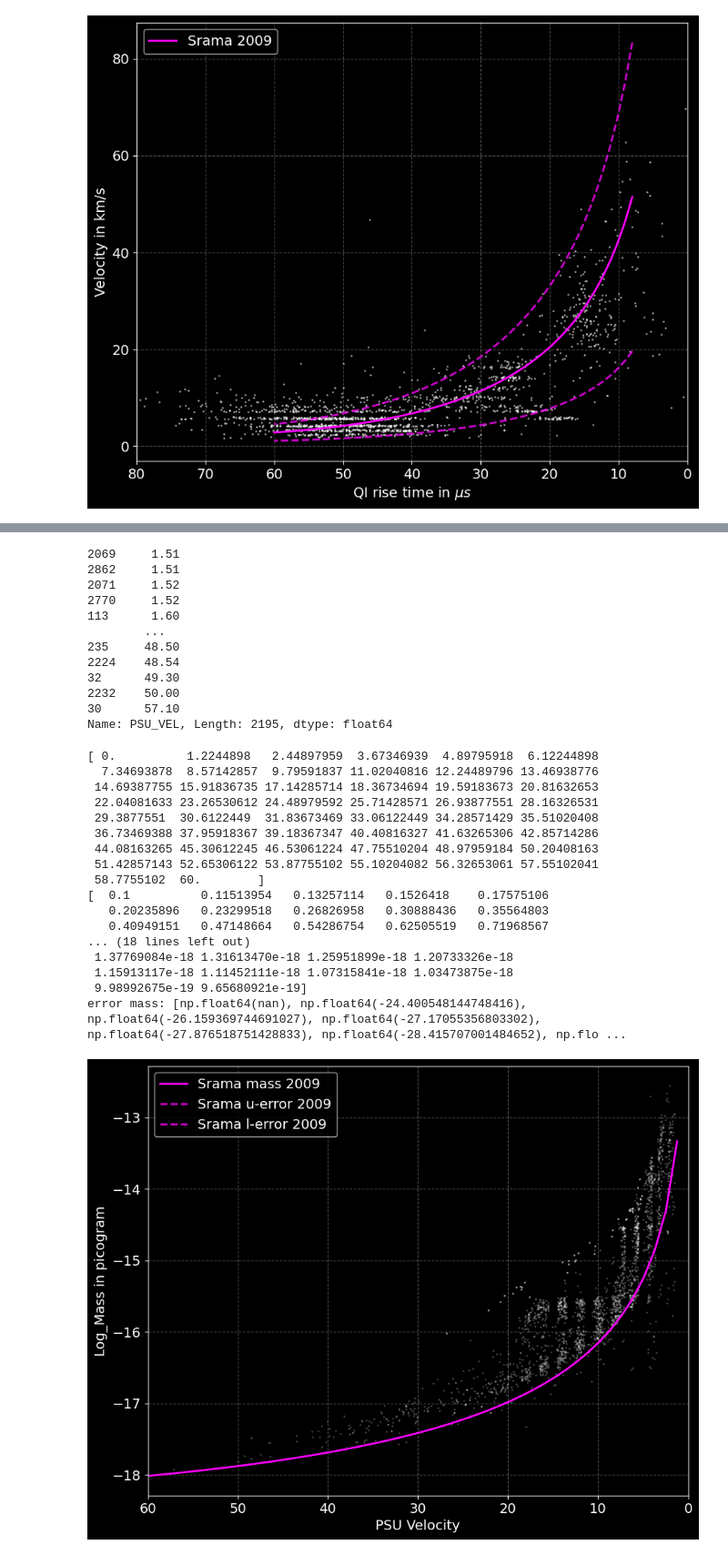
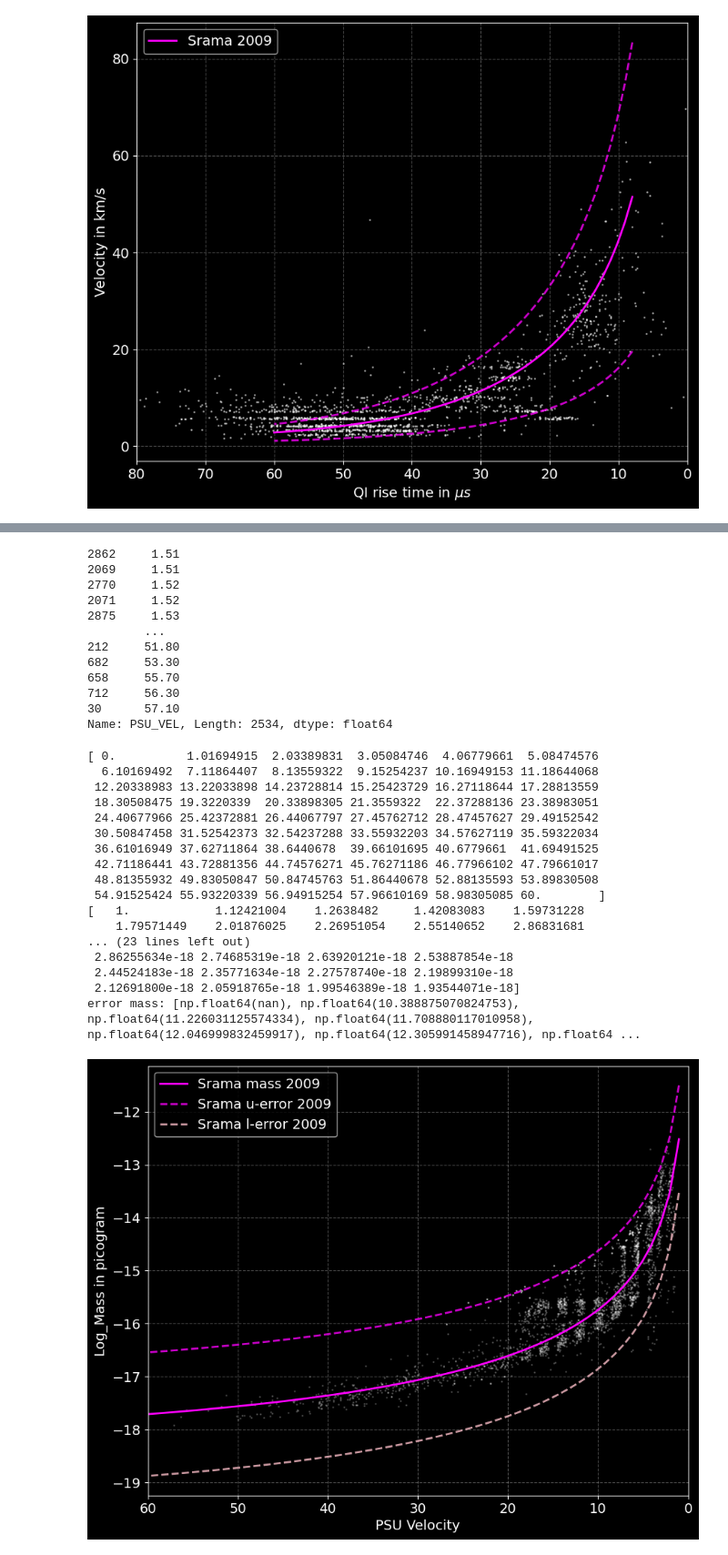
Before and after one commit to rahulranjansah/cassini, a Jupyter notebook: scripts/calibration.ipynb, the cells around one changed output, grey strips where cells are left out. Shown: that part at 91% size. Cells and saved outputs as stored; diff of their text form; code cells hidden in the pictures.

Commit message:
Error factors added

```diff
--- a/scripts/calibration.ipynb
+++ b/scripts/calibration.ipynb
@@ -355,7 +355,7 @@ def srama_mass_cat_2009(chnl, psu_vel, qi_charge):
                     {
                         'mean_func': log_m_qi, \
                         'mass_func': m_qi, \
-                        'err_fac':   1.83 \
+                        'err_fac':   0.83 \
                     }
                 }
 
@@ -367,9 +367,8 @@ def srama_mass_cat_2009(chnl, psu_vel, qi_charge):
 # %%
 # compute the velocity values and corresponding CAT QI data
 cat_qi_cal_df = cal_df.loc[(cal_df["TAR"] == "CAT")
-                            & (cal_df["QI_CHARGE"] > 0.0)
-                            & (cal_df["QI_CHARGE"] < 100)
-                            & (cal_df["PSU_VEL"] > 0.0)].copy()
+                            & (cal_df["PSU_VEL"] > 0.0)
+                            &(cal_df["QI_CHARGE"] > 0.0)].copy()
 
 cat_qi_cal_df.columns
 
@@ -393,22 +392,22 @@ Name: QI_CHARGE, Length: 800, dtype: float64
 # %%
 cat_qi_cal_df["PSU_VEL"].sort_values()
 # %% [output]
+2862     1.51
 2069     1.51
-2862     1.51
+2770     1.52
 2071     1.52
-2770     1.52
-113      1.60
+2875     1.53
         ...
-235     48.50
-2224    48.54
-32      49.30
-2232    50.00
+212     51.80
+682     53.30
+658     55.70
+712     56.30
 30      57.10
-Name: PSU_VEL, Length: 2195, dtype: float64
+Name: PSU_VEL, Length: 2534, dtype: float64
 # %%
 # defining ranges
-qi_psu_range = np.linspace(0, 60, 50)
-qi_charge_range = np.logspace(-1, 2, 50)
+qi_psu_range = np.linspace(0, 60, 60)
+qi_charge_range = np.logspace(0, 3, 60)
 
 print(qi_psu_range)
 print(qi_charge_range)
@@ -425,51 +424,51 @@ mass_srama_cat_2009 = np.array(mass_srama_cat_2009)
 
 print(mass_srama_cat_2009)
 
-mass_err_cat_2009 = [srama_mass_cat_2009(chnl="CAT_QI", psu_vel=psu, qi_charge=charge)[1]
+mass_err_cat_2009 = [abs(srama_mass_cat_2009(chnl="CAT_QI", psu_vel=psu, qi_charge=charge)[1])
                         for psu, charge in zip(qi_psu_range, qi_charge_range)]
 
 mass_err_srama2009 = np.array(mass_err_cat_2009)
 
 print(f"error mass: {(mass_err_cat_2009)}")
 
 plt.figure(figsize=(10, 8))
 plt.scatter(cat_qi_cal_df["PSU_VEL"], (np.log10(cat_qi_cal_df["MASS"])),
             s=1, alpha=0.2, color="w")
 
 # plt for CAT impacts with qi charge
 plt.plot(qi_psu_range, np.log10(mass_srama_cat_2009),
         color="magenta", lw=2, label="Srama mass 2009")
 
 
 plt.plot(qi_psu_range, np.log10(mass_srama_cat_2009) + np.log10(mass_err_cat_2009),
         color="magenta", lw=2, label="Srama u-error 2009", linestyle="dashed", alpha=0.8)
 
 
 plt.plot(qi_psu_range, np.log10(mass_srama_cat_2009) - np.log10(mass_err_cat_2009),
-        color="magenta", lw=2, label="Srama l-error 2009", linestyle="dashed", alpha=0.8)
+        color="pink", lw=2, label="Srama l-error 2009", linestyle="dashed", alpha=0.8)
 
 plt.legend(fancybox=True, loc="upper left")
 
 plt.xlim(60,0)
 plt.xlabel("PSU Velocity")
 plt.ylabel("Log_Mass in picogram")
 plt.grid(linestyle="dashed", alpha=.3)
 # %% [output]
-[ 0.          1.2244898   2.44897959  3.67346939  4.89795918  6.12244898
-  7.34693878  8.57142857  9.79591837 11.02040816 12.24489796 13.46938776
- 14.69387755 15.91836735 17.14285714 18.36734694 19.59183673 20.81632653
- 22.04081633 23.26530612 24.48979592 25.71428571 26.93877551 28.16326531
- 29.3877551  30.6122449  31.83673469 33.06122449 34.28571429 35.51020408
- 36.73469388 37.95918367 39.18367347 40.40816327 41.63265306 42.85714286
- 44.08163265 45.30612245 46.53061224 47.75510204 48.97959184 50.20408163
- 51.42857143 52.65306122 53.87755102 55.10204082 56.32653061 57.55102041
- 58.7755102  60.        ]
-[  0.1          0.11513954   0.13257114   0.1526418    0.17575106
-   0.20235896   0.23299518   0.26826958   0.30888436   0.35564803
-   0.40949151   0.47148664   0.54286754   0.62505519   0.71968567
-... (18 lines left out)
- 1.37769084e-18 1.31613470e-18 1.25951899e-18 1.20733326e-18
- 1.15913117e-18 1.11452111e-18 1.07315841e-18 1.03473875e-18
- 9.98992675e-19 9.65680921e-19]
-error mass: [np.float64(nan), np.float64(-24.400548144748416), np.float64(-26.159369744691027), np.float64(-27.17055356803302), np.float64(-27.876518751428833), np.float64(-28.415707001484652), np.flo ...
+[ 0.          1.01694915  2.03389831  3.05084746  4.06779661  5.08474576
+  6.10169492  7.11864407  8.13559322  9.15254237 10.16949153 11.18644068
+ 12.20338983 13.22033898 14.23728814 15.25423729 16.27118644 17.28813559
+ 18.30508475 19.3220339  20.33898305 21.3559322  22.37288136 23.38983051
+ 24.40677966 25.42372881 26.44067797 27.45762712 28.47457627 29.49152542
+ 30.50847458 31.52542373 32.54237288 33.55932203 34.57627119 35.59322034
+ 36.61016949 37.62711864 38.6440678  39.66101695 40.6779661  41.69491525
+ 42.71186441 43.72881356 44.74576271 45.76271186 46.77966102 47.79661017
+ 48.81355932 49.83050847 50.84745763 51.86440678 52.88135593 53.89830508
+ 54.91525424 55.93220339 56.94915254 57.96610169 58.98305085 60.        ]
+[   1.            1.12421004    1.2638482     1.42083083    1.59731228
+    1.79571449    2.01876025    2.26951054    2.55140652    2.86831681
+... (23 lines left out)
+ 2.86255634e-18 2.74685319e-18 2.63920121e-18 2.53887854e-18
+ 2.44524183e-18 2.35771634e-18 2.27578740e-18 2.19899310e-18
+ 2.12691800e-18 2.05918765e-18 1.99546389e-18 1.93544071e-18]
+error mass: [np.float64(nan), np.float64(10.388875070824753), np.float64(11.226031125574334), np.float64(11.708880117010958), np.float64(12.046999832459917), np.float64(12.305991458947716), np.float64 ...
-[figure, old version]
+[figure, new version]
```
Also changed, not shown: parts of 1 cell of this notebook.
